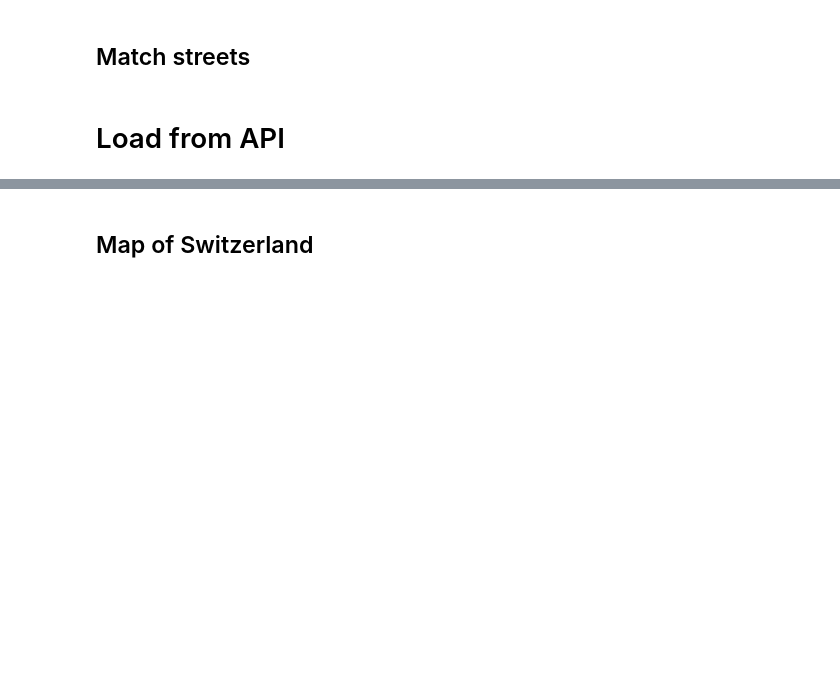
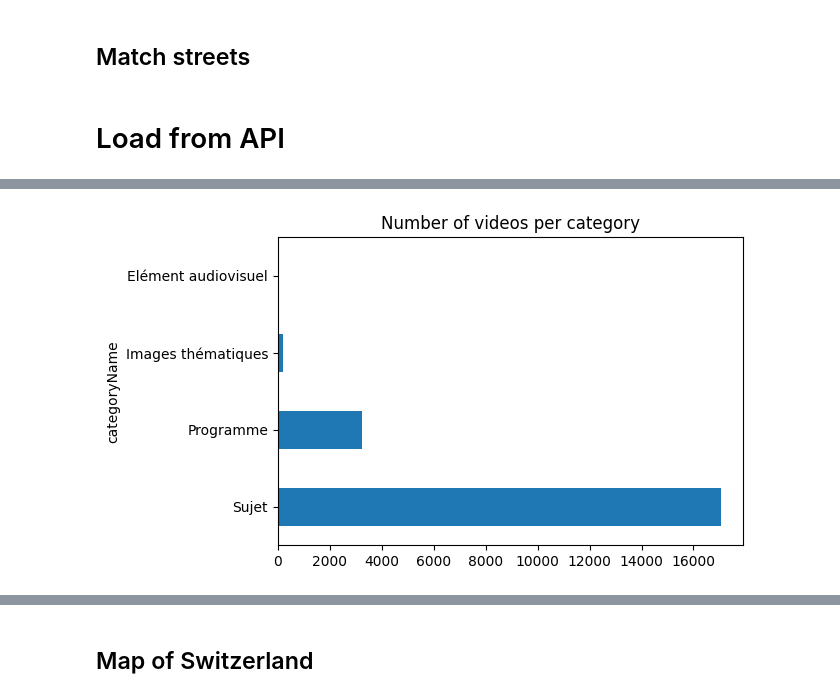
Before and after one commit to EPFL-EMPlus/emplusvault, a Jupyter notebook: notebook/location_recognition.ipynb, the cells around one changed output, grey strips where cells are left out. Saved outputs shown, nothing was run; the diff lists cells and outputs as text; code cells hidden in the pictures; blank space fills up the shorter version.

```diff
--- a/notebook/location_recognition.ipynb
+++ b/notebook/location_recognition.ipynb
@@ -181,3 +186,10 @@ df[["media_id", "rts_id", "year", "categoryName", "contentType", "title", "resum
+# %%
+plt.figure(figsize=(6, 4))
+df.groupby("rts_id").categoryName.agg(set).map(lambda x: list(x)[0]).value_counts().plot(kind="barh")
+plt.title("Number of videos per category")
+plt.show()
+# %% [output]
+[figure, added]
 # %%
 plt.figure(figsize=(6, 4))
 df.rts_id.value_counts().hist(bins=100, grid = False)
```
Also changed, not shown: parts of 43 cells of this notebook.
